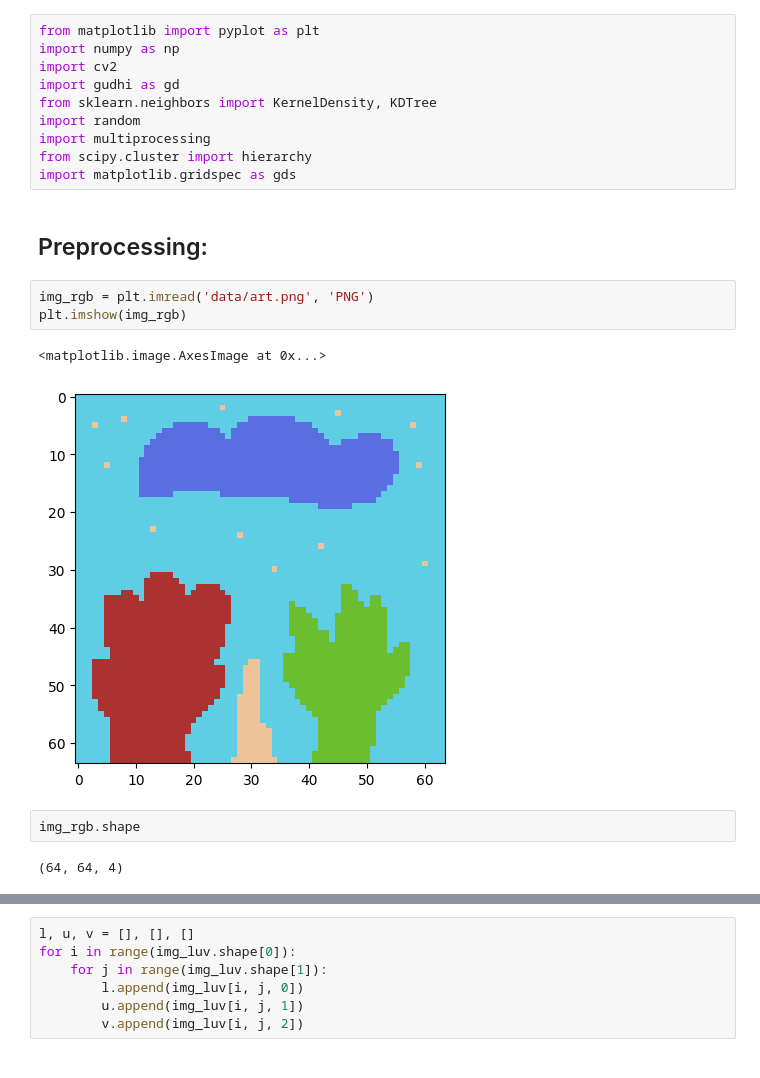
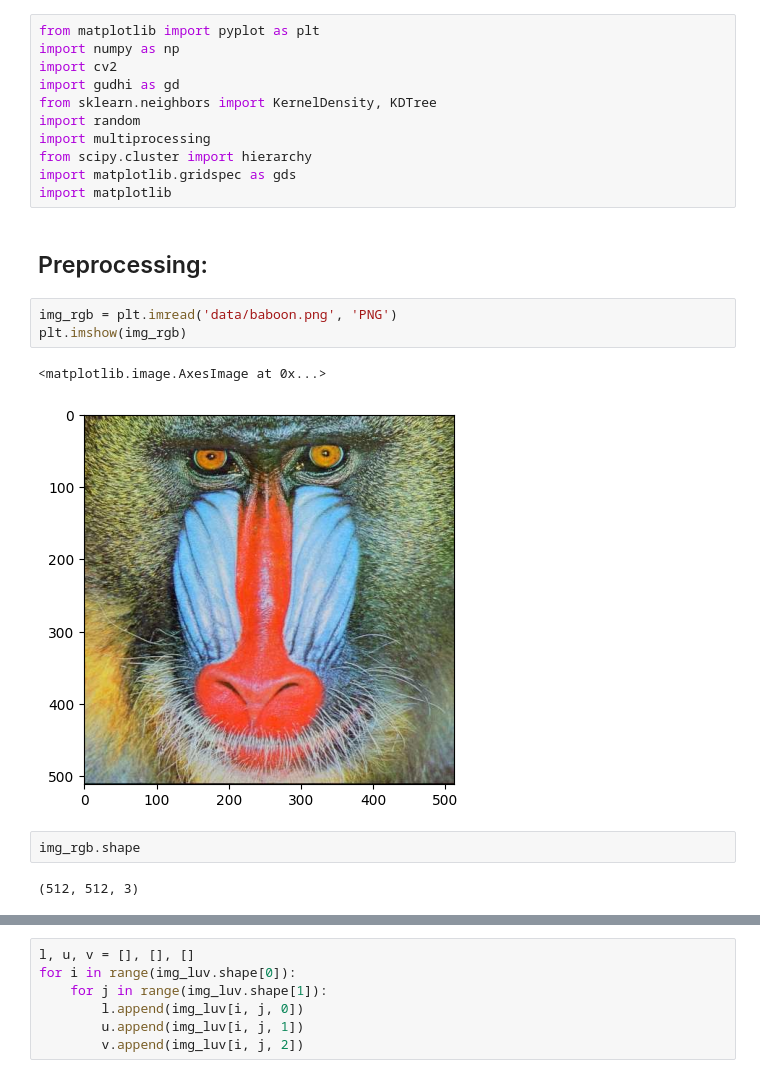
Before and after one commit to jormundur00/ToMAToAlgorithm, a Jupyter notebook: ImageSegmentation.ipynb, the cells around one changed output, grey strips where cells are left out. Drawn from its saved outputs; the diff is of its cells as text.

```diff
--- a/ImageSegmentation.ipynb
+++ b/ImageSegmentation.ipynb
@@ -8,18 +8,19 @@ import random
 import multiprocessing
 from scipy.cluster import hierarchy
 import matplotlib.gridspec as gds
+import matplotlib
 # %% [markdown]
 ## Preprocessing:
 # %%
-img_rgb = plt.imread('data/art.png', 'PNG')
+img_rgb = plt.imread('data/baboon.png', 'PNG')
 plt.imshow(img_rgb)
 # %% [output]
 <matplotlib.image.AxesImage at 0x...>
-[figure, old version]
+[figure, new version]
 # %%
 img_rgb.shape
 # %% [output]
-(64, 64, 4)
+(512, 512, 3)
 # %%
 img_luv = cv2.cvtColor(img_rgb, cv2.COLOR_RGB2Luv)
 plt.imshow(img_luv)
```
Also changed, not shown: parts of 22 cells of this notebook.
